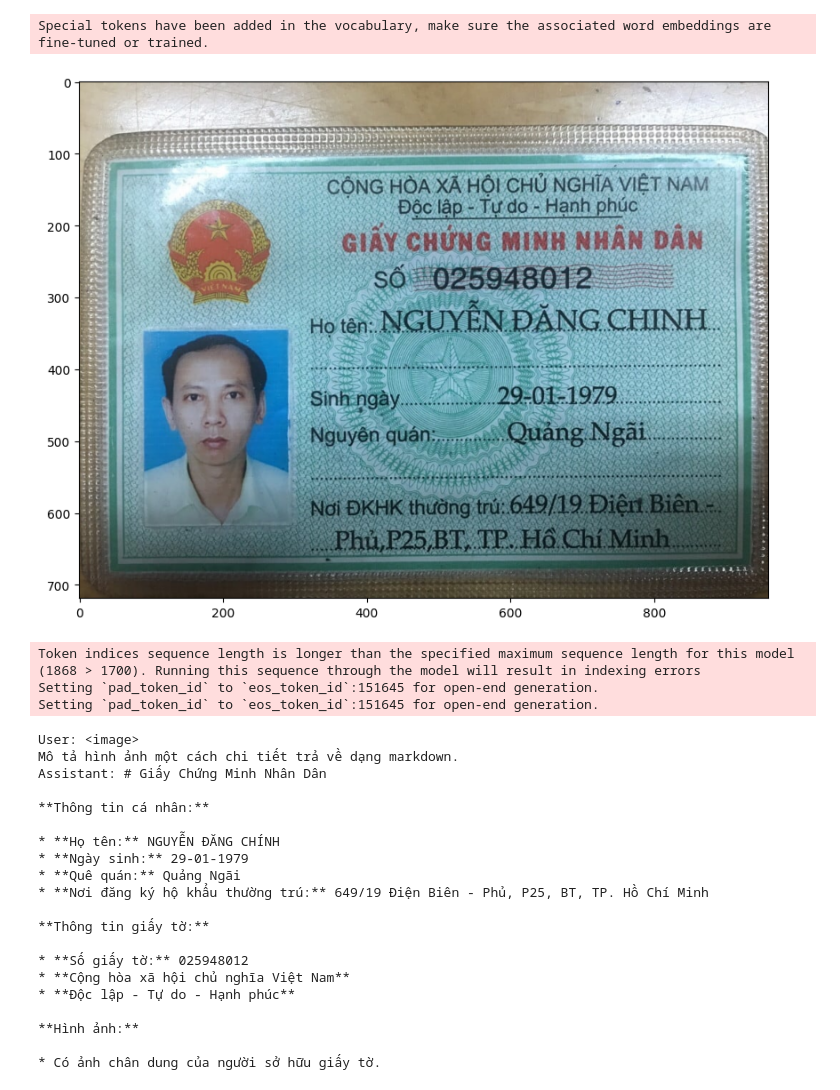
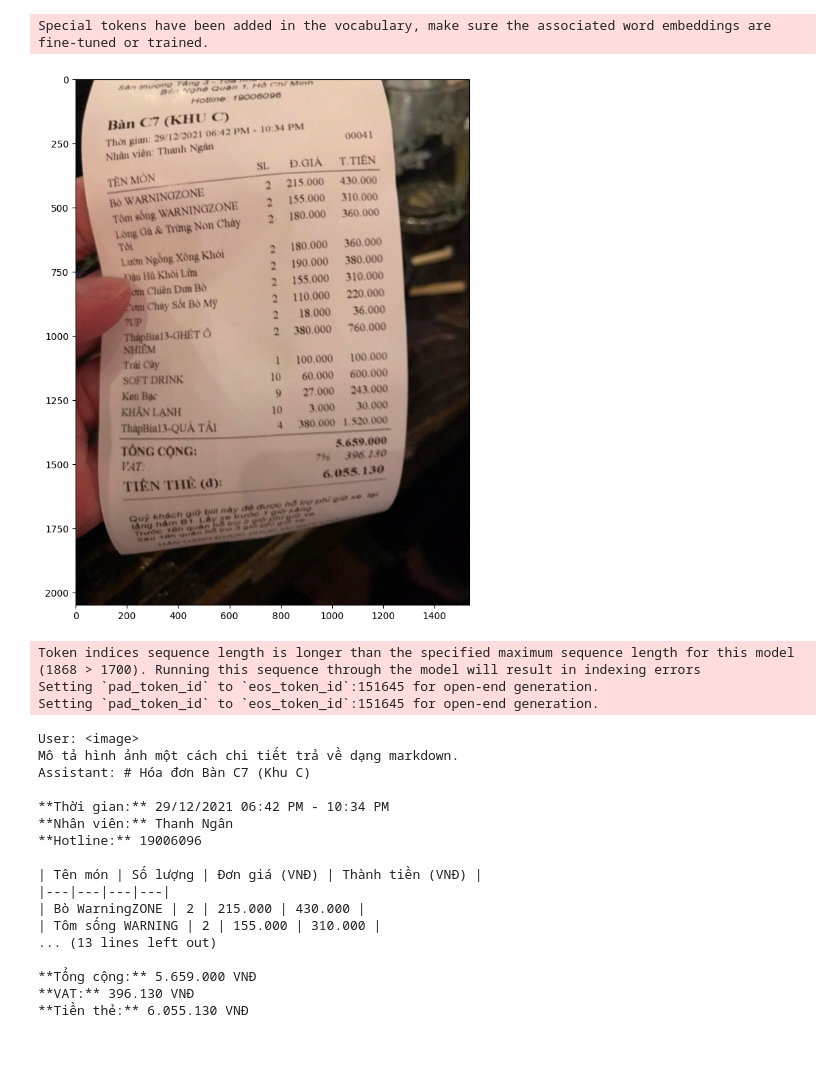
Before and after one commit to MHieu128/OCRVietnameseSample, a Jupyter notebook: Vintern_1B_Test.ipynb, the cells around one changed output. Saved outputs shown, nothing was run; the diff lists cells and outputs as text; code cells hidden in the pictures; blank space fills up the shorter version.

```diff
--- a/Vintern_1B_Test.ipynb
+++ b/Vintern_1B_Test.ipynb
@@ -243,7 +245,7 @@ Special tokens have been added in the vocabulary, make sure the associated word
 import matplotlib.pyplot as plt
 import glob
 # %%
-test_image = "C:/Users/minhh/Downloads/test.jpg"
+test_image = "demo_1.jpg"
 device = torch.device('cuda' if torch.cuda.is_available() else 'cpu')
 plt.figure(figsize=(10,10))
 plt.imshow(Image.open(test_image))
@@ -255,8 +257,8 @@
 
 response = model.chat(tokenizer, pixel_values, question, generation_config)
 print(f'User: {question}\nAssistant: {response}')
 # %% [output]
-[figure, old version]
+[figure, new version]
 Token indices sequence length is longer than the specified maximum sequence length for this model (1868 > 1700). Running this sequence through the model will result in indexing errors
 Setting `pad_token_id` to `eos_token_id`:151645 for open-end generation.
 Setting `pad_token_id` to `eos_token_id`:151645 for open-end generation.
@@ -264,20 +266,17 @@
 Mô tả hình ảnh một cách chi tiết trả về dạng markdown.
-Assistant: # Giấy Chứng Minh Nhân Dân
+Assistant: # Hóa đơn Bàn C7 (Khu C)
 
-**Thông tin cá nhân:**
+**Thời gian:** 29/12/2021 06:42 PM - 10:34 PM
+**Nhân viên:** Thanh Ngân
+**Hotline:** 19006096
 
-* **Họ tên:** NGUYỄN ĐĂNG CHÍNH
-* **Ngày sinh:** 29-01-1979
-* **Quê quán:** Quảng Ngãi
-* **Nơi đăng ký hộ khẩu thường trú:** 649/19 Điện Biên - Phủ, P25, BT, TP. Hồ Chí Minh
+| Tên món | Số lượng | Đơn giá (VNĐ) | Thành tiền (VNĐ) |
+|---|---|---|---|
+| Bò WarningZONE | 2 | 215.000 | 430.000 |
+| Tôm sống WARNING | 2 | 155.000 | 310.000 |
+... (13 lines left out)
 
-**Thông tin giấy tờ:**
-
-* **Số giấy tờ:** 025948012
-* **Cộng hòa xã hội chủ nghĩa Việt Nam**
-* **Độc lập - Tự do - Hạnh phúc**
-
-**Hình ảnh:**
-
-* Có ảnh chân dung của người sở hữu giấy tờ.
+**Tổng cộng:** 5.659.000 VNĐ
+**VAT:** 396.130 VNĐ
+**Tiền thẻ:** 6.055.130 VNĐ
 # %% [markdown]
```
Also changed, not shown: parts of 2 cells of this notebook.
